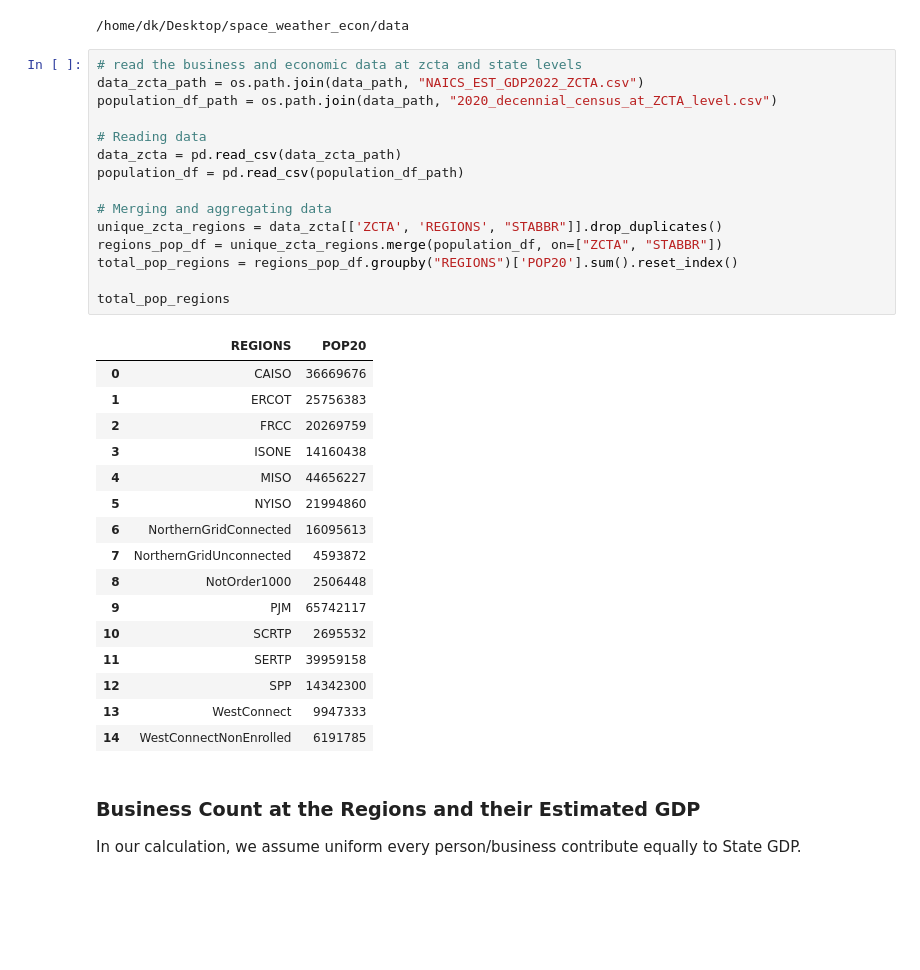
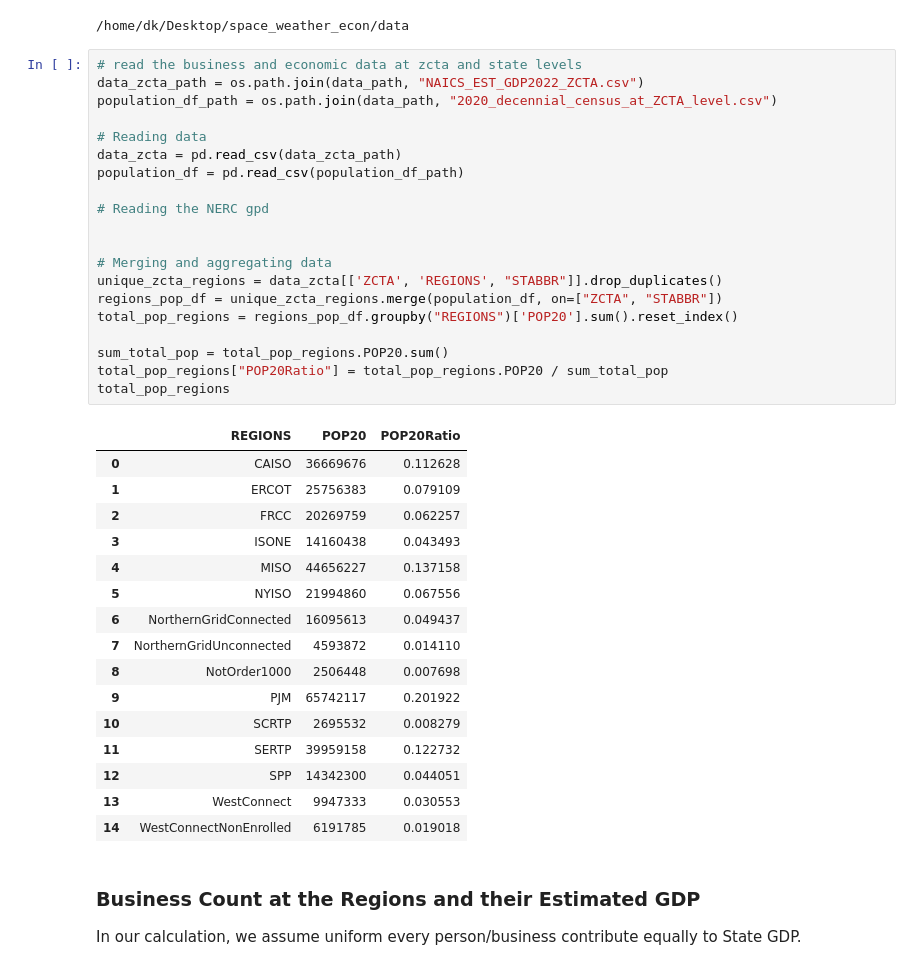
Before and after one commit to denniesbor/spwio, a Jupyter notebook: notebooks/scenario_modeling.ipynb, the cells around one changed output. Cells and saved outputs as stored; diff of their text form; blank space fills up the shorter version.

```diff
--- a/notebooks/scenario_modeling.ipynb
+++ b/notebooks/scenario_modeling.ipynb
@@ -26,35 +26,40 @@ print(data_path)
 # %%
 # read the business and economic data at zcta and state levels
 data_zcta_path = os.path.join(data_path, "NAICS_EST_GDP2022_ZCTA.csv")
 population_df_path = os.path.join(data_path, "2020_decennial_census_at_ZCTA_level.csv")
 
 # Reading data
 data_zcta = pd.read_csv(data_zcta_path)
 population_df = pd.read_csv(population_df_path)
 
+# Reading the NERC gpd
+
+
 # Merging and aggregating data
 unique_zcta_regions = data_zcta[['ZCTA', 'REGIONS', "STABBR"]].drop_duplicates()
 regions_pop_df = unique_zcta_regions.merge(population_df, on=["ZCTA", "STABBR"])
 total_pop_regions = regions_pop_df.groupby("REGIONS")['POP20'].sum().reset_index()
 
+sum_total_pop = total_pop_regions.POP20.sum()
+total_pop_regions["POP20Ratio"] = total_pop_regions.POP20 / sum_total_pop
 total_pop_regions
 # %% [output]
-|  | REGIONS | POP20 |
-| 0 | CAISO | 36669676 |
-| 1 | ERCOT | 25756383 |
-| 2 | FRCC | 20269759 |
-| 3 | ISONE | 14160438 |
-| 4 | MISO | 44656227 |
-| 5 | NYISO | 21994860 |
-| 6 | NorthernGridConnected | 16095613 |
-| 7 | NorthernGridUnconnected | 4593872 |
-| 8 | NotOrder1000 | 2506448 |
-| 9 | PJM | 65742117 |
-| 10 | SCRTP | 2695532 |
-| 11 | SERTP | 39959158 |
-| 12 | SPP | 14342300 |
-| 13 | WestConnect | 9947333 |
-| 14 | WestConnectNonEnrolled | 6191785 |
+|  | REGIONS | POP20 | POP20Ratio |
+| 0 | CAISO | 36669676 | 0.112628 |
+| 1 | ERCOT | 25756383 | 0.079109 |
+| 2 | FRCC | 20269759 | 0.062257 |
+| 3 | ISONE | 14160438 | 0.043493 |
+| 4 | MISO | 44656227 | 0.137158 |
+| 5 | NYISO | 21994860 | 0.067556 |
+| 6 | NorthernGridConnected | 16095613 | 0.049437 |
+| 7 | NorthernGridUnconnected | 4593872 | 0.014110 |
+| 8 | NotOrder1000 | 2506448 | 0.007698 |
+| 9 | PJM | 65742117 | 0.201922 |
+| 10 | SCRTP | 2695532 | 0.008279 |
+| 11 | SERTP | 39959158 | 0.122732 |
+| 12 | SPP | 14342300 | 0.044051 |
+| 13 | WestConnect | 9947333 | 0.030553 |
+| 14 | WestConnectNonEnrolled | 6191785 | 0.019018 |
 # %% [markdown]
 ### Business Count at the Regions and their Estimated GDP
 In our calculation, we assume uniform every person/business contribute equally to State GDP.
```
Also changed, not shown: parts of 19 cells of this notebook, 1 other file.
